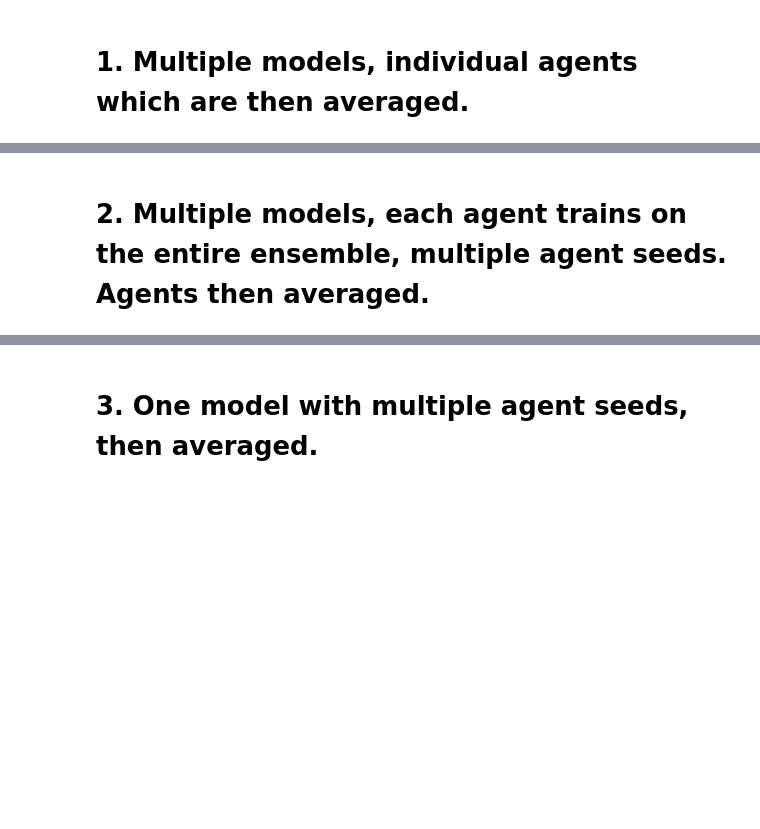
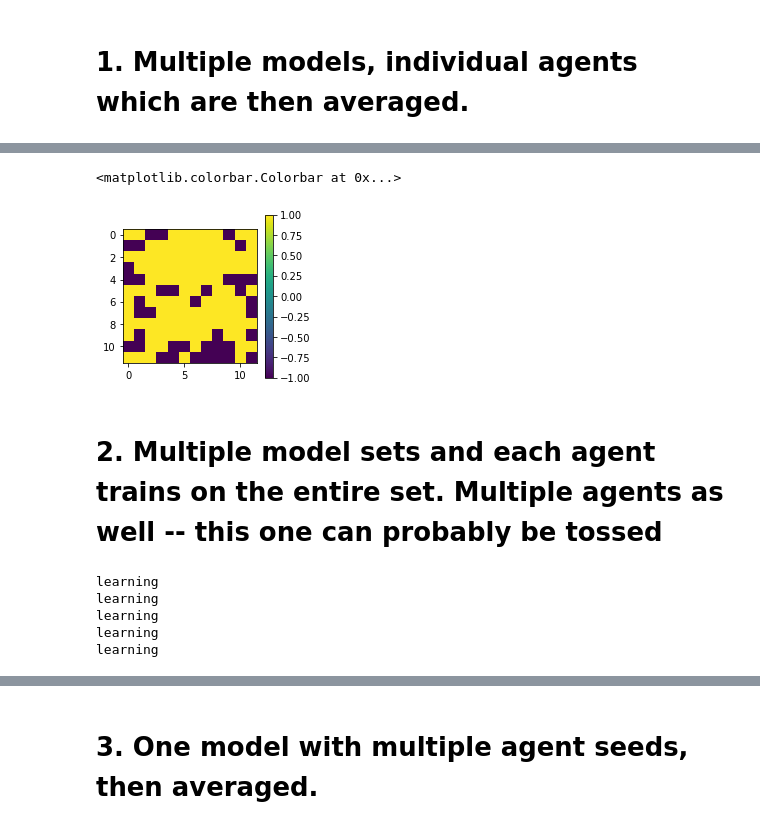
Before and after one commit to ccli3896/RLWorms, a Jupyter notebook: 12_19_homeTesting/RunThings.ipynb, the cells around one changed output, grey strips where cells are left out. Cells and saved outputs as stored; diff of their text form; code cells hidden in the pictures; blank space fills up the shorter version.

Commit message:
more ensemble tests

```diff
--- a/12_19_homeTesting/RunThings.ipynb
+++ b/12_19_homeTesting/RunThings.ipynb
@@ -295,0 +373,2 @@ Rand: 0.5788897659546194, Det: 0.5564637323909659
+# %%
+qtabs1 = copy.deepcopy(qtabs)
@@ -296,2 +383,71 @@ Rand: 0.5788897659546194, Det: 0.5564637323909659
+# %%
+plt.figure(figsize=((3,3)))
+plt.imshow(np.sign(qtabs1[0][:,:,1]-qtabs1[0][:,:,0]))
+plt.colorbar()
+# %% [output]
+<matplotlib.colorbar.Colorbar at 0x...>
+[figure, added]
 # %% [markdown]
-# 2. Multiple models, each agent trains on the entire ensemble, multiple agent seeds. Agents then averaged.
+# 2. Multiple model sets and each agent trains on the entire set. Multiple agents as well -- this one can probably be tossed
+# %%
+import multiprocessing
+import numpy as np
+import os
+
+import model_based_agent as mba
+
+import utils as ut
+import tab_agents as tab
+from datetime import datetime
+
+num_learners = 10
+collection_eps = 5
+
+gamma=.25
+epsilon=.05
+alpha=.01
+init_df = 'ensemble_testing.pkl'
+qtabs = []
+
+if __name__=='__main__':
+
+    '''
+    Runs parallel learners and joins them afterward
+    '''
+
+    worm_agent = tab.Q_Alpha_Agent(gamma=gamma, epsilon=epsilon, alpha=alpha) # Agent doesn't learn
+    # Start model environments and learners
+    dh = mba.DataHandler()
+    dh.load_df(init_df)
+
+    for loop in range(collection_eps):
+        # Make new learner list based on newest data
+        learners = mba.make_learner_list(num_learners, worm_pars={'num_models':10, 'frac':.5},
+                                gamma=gamma, epsilon=epsilon, alpha=alpha, q_checkpoint=worm_agent.Qtab)
+
+        # Start multiprocessing
+        manager = multiprocessing.Manager()
+        poison_queue = manager.Queue()
+        pool = multiprocessing.Pool()
+
+        # Run main functions: train agents and collect more data
+        lea_outs = []
+        print('learning')
+        for lea in learners:
+            lea_outs.append(pool.apply_async(lea.learn, [dh],{'learn_limit':500}))
+        # Wait for them to finish
+        pool.close()
+        pool.join()
+        for lea_out in lea_outs:
+            if lea_out.successful() is False:
+                raise Exception('One learner failed')
+
+        # Combining learners from run
+        worm_agent.Qtab = mba.combine_learners(lea_outs)
+        qtabs.append(worm_agent.Qtab.reshape((12,12,2)))
+# %% [output]
+learning
+learning
+learning
+learning
+learning
```
Also changed, not shown: parts of 21 cells of this notebook, 4 other files.
